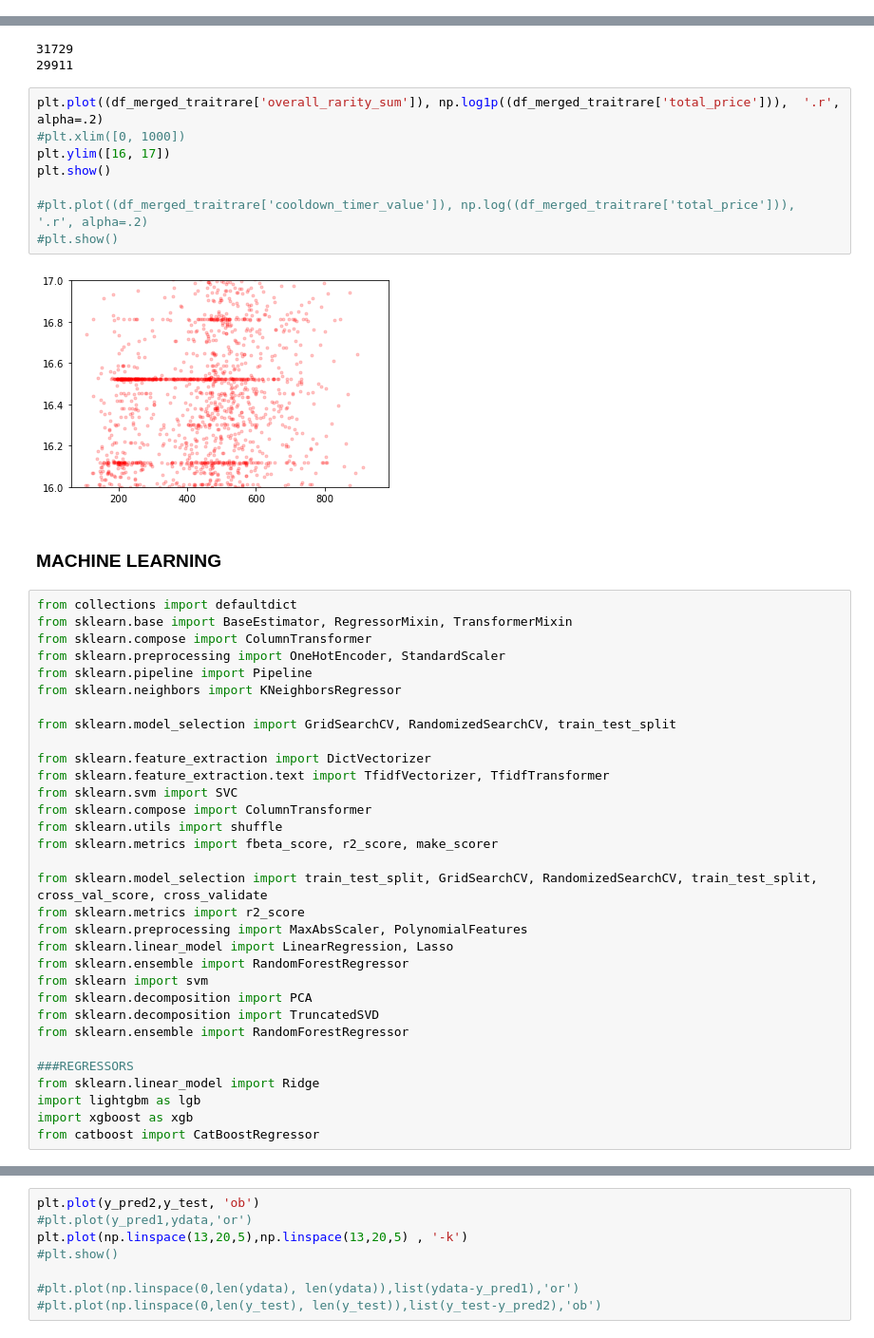
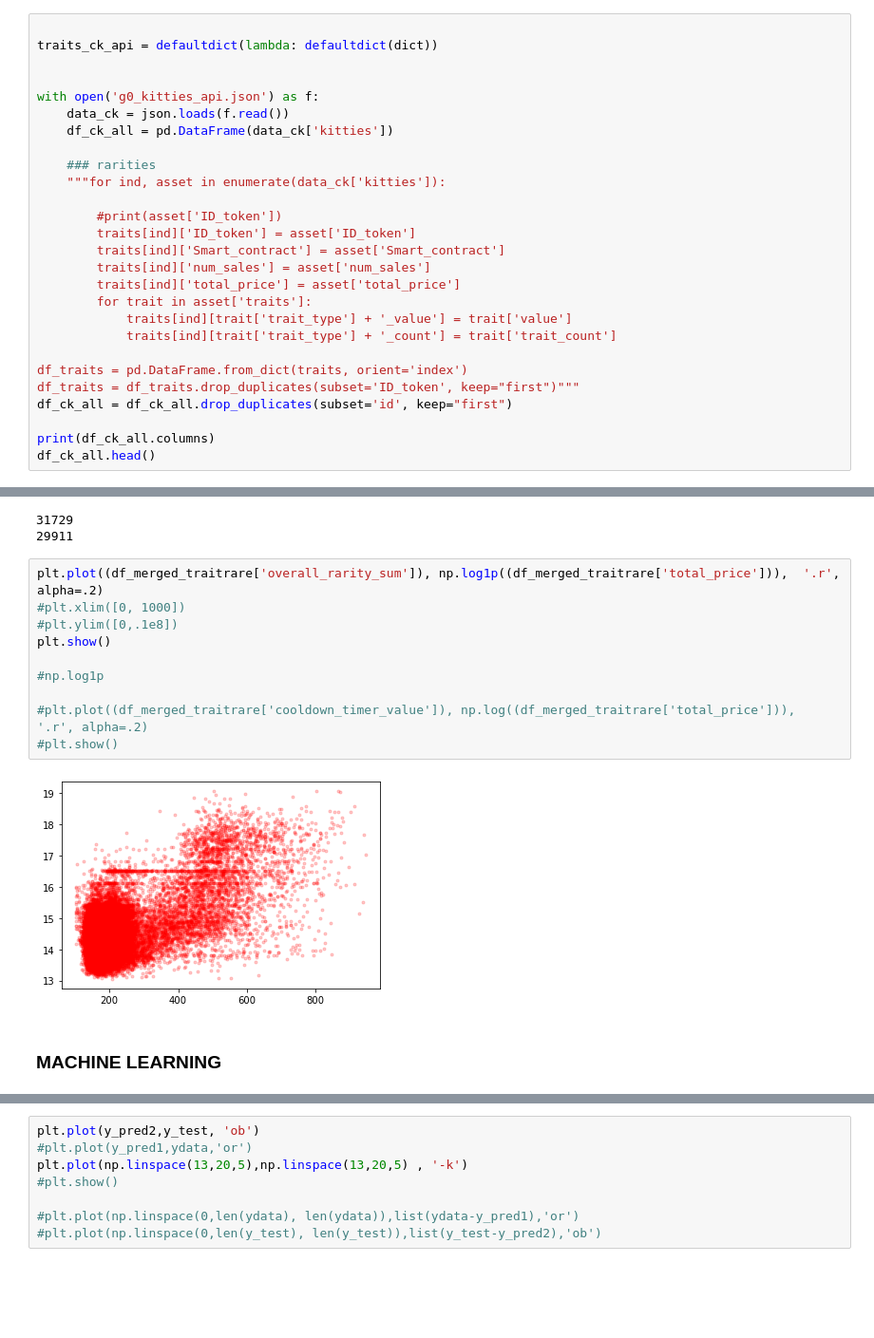
Before and after one commit to csgorham/cryptokitties-heroku, a Jupyter notebook: merge_DATA_go.ipynb, the cells around one changed output, grey strips where cells are left out. Shown: that part at 95% size. Drawn from its saved outputs; the diff is of its cells as text; blank space fills up the shorter version.

```diff
--- a/merge_DATA_go.ipynb
+++ b/merge_DATA_go.ipynb
@@ -43,0 +90,27 @@ See the caveats in the documentation: https://pandas.pydata.org/pandas-docs/stab
+# %%
+
+traits_ck_api = defaultdict(lambda: defaultdict(dict))
+
+
+with open('g0_kitties_api.json') as f:
+    data_ck = json.loads(f.read())
+    df_ck_all = pd.DataFrame(data_ck['kitties'])
+
+    ### rarities
+    """for ind, asset in enumerate(data_ck['kitties']):
+
+        #print(asset['ID_token'])
+        traits[ind]['ID_token'] = asset['ID_token']
+        traits[ind]['Smart_contract'] = asset['Smart_contract']
+        traits[ind]['num_sales'] = asset['num_sales']
+        traits[ind]['total_price'] = asset['total_price']
+        for trait in asset['traits']:
+            traits[ind][trait['trait_type'] + '_value'] = trait['value']
+            traits[ind][trait['trait_type'] + '_count'] = trait['trait_count']
+
+df_traits = pd.DataFrame.from_dict(traits, orient='index')
+df_traits = df_traits.drop_duplicates(subset='ID_token', keep="first")"""
+df_ck_all = df_ck_all.drop_duplicates(subset='id', keep="first")
+
+print(df_ck_all.columns)
+df_ck_all.head()
@@ -373,46 +529,16 @@ See the caveats in the documentation: https://pandas.pydata.org/pandas-docs/stab
 # %%
 plt.plot((df_merged_traitrare['overall_rarity_sum']), np.log1p((df_merged_traitrare['total_price'])),  '.r', alpha=.2)
 #plt.xlim([0, 1000])
-plt.ylim([16, 17])
+#plt.ylim([0,.1e8])
 plt.show()
+
+#np.log1p
 
 #plt.plot((df_merged_traitrare['cooldown_timer_value']), np.log((df_merged_traitrare['total_price'])),  '.r', alpha=.2)
 #plt.show()
 # %% [output]
-[figure, old version]
+[figure, new version]
 # %% [markdown]
 ###  MACHINE LEARNING
-# %%
-from collections import defaultdict
-from sklearn.base import BaseEstimator, RegressorMixin, TransformerMixin
-from sklearn.compose import ColumnTransformer
-from sklearn.preprocessing import OneHotEncoder, StandardScaler
-from sklearn.pipeline import Pipeline
-from sklearn.neighbors import KNeighborsRegressor
-
-from sklearn.model_selection import GridSearchCV, RandomizedSearchCV, train_test_split
-
-from sklearn.feature_extraction import DictVectorizer
-from sklearn.feature_extraction.text import TfidfVectorizer, TfidfTransformer
-from sklearn.svm import SVC
-from sklearn.compose import ColumnTransformer
-from sklearn.utils import shuffle
-from sklearn.metrics import fbeta_score, r2_score, make_scorer
-
-from sklearn.model_selection import train_test_split, GridSearchCV, RandomizedSearchCV, train_test_split, cross_val_score, cross_validate
-from sklearn.metrics import r2_score
-from sklearn.preprocessing import MaxAbsScaler, PolynomialFeatures
-from sklearn.linear_model import LinearRegression, Lasso
-from sklearn.ensemble import RandomForestRegressor
-from sklearn import svm
-from sklearn.decomposition import PCA
-from sklearn.decomposition import TruncatedSVD
-from sklearn.ensemble import RandomForestRegressor
-
-###REGRESSORS
-from sklearn.linear_model import Ridge
-import lightgbm as lgb
-import xgboost as xgb
-from catboost import CatBoostRegressor
 # %%
 
```
Also changed, not shown: parts of 10 cells of this notebook, 4 other files.
